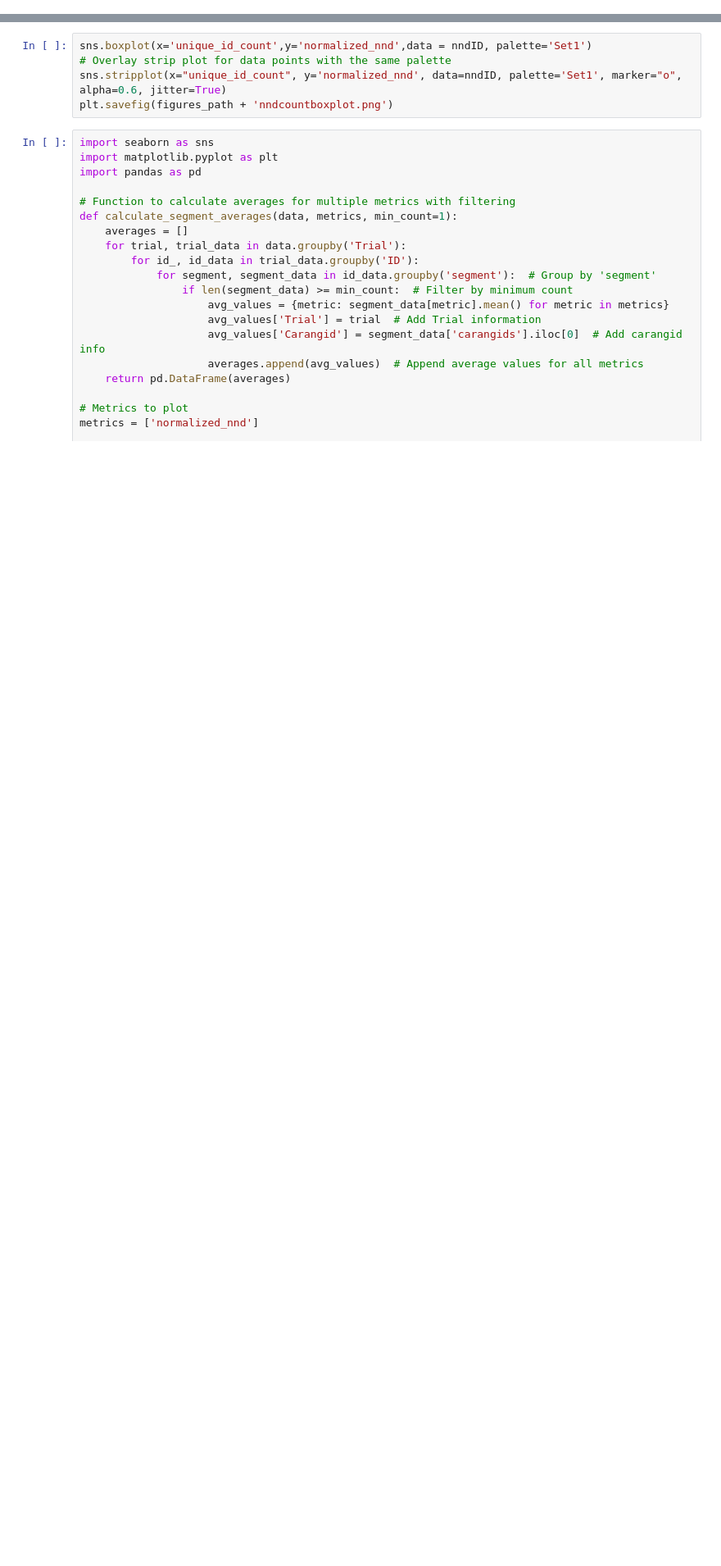
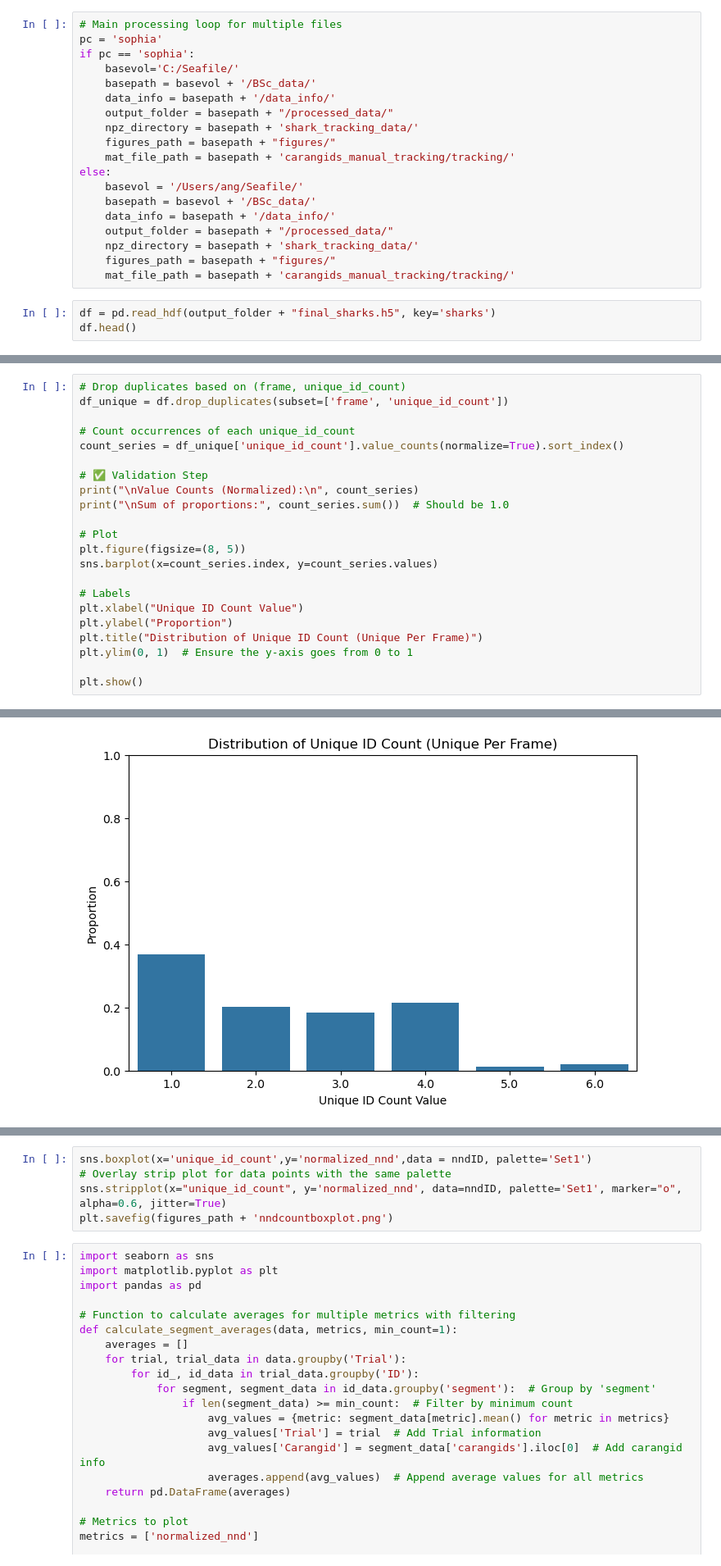
Before and after one commit to albiangela/BSc_code, a Jupyter notebook: sophias_notebooks/Figures.ipynb, the cells around one changed output, grey strips where cells are left out. Shown at 82% size. Drawn from its saved outputs; the diff is of its cells as text; blank space fills up the shorter version.

Commit message:
More Plot changes

```diff
--- a/sophias_notebooks/Figures.ipynb
+++ b/sophias_notebooks/Figures.ipynb
@@ -0,0 +22,22 @@
+# %%
+# Main processing loop for multiple files
+pc = 'sophia'
+if pc == 'sophia':
+    basevol='C:/Seafile/'
+    basepath = basevol + '/BSc_data/'
+    data_info = basepath + '/data_info/'
+    output_folder = basepath + "/processed_data/"
+    npz_directory = basepath + 'shark_tracking_data/'
+    figures_path = basepath + "figures/"
+    mat_file_path = basepath + 'carangids_manual_tracking/tracking/'
+else:
+    basevol = '/Users/ang/Seafile/'
+    basepath = basevol + '/BSc_data/'
+    data_info = basepath + '/data_info/'
+    output_folder = basepath + "/processed_data/"
+    npz_directory = basepath + 'shark_tracking_data/'
+    figures_path = basepath + "figures/"
+    mat_file_path = basepath + 'carangids_manual_tracking/tracking/'
+# %%
+df = pd.read_hdf(output_folder + "final_sharks.h5", key='sharks')
+df.head()
@@ -0,0 +54,23 @@
+# %%
+# Drop duplicates based on (frame, unique_id_count)
+df_unique = df.drop_duplicates(subset=['frame', 'unique_id_count'])
+
+# Count occurrences of each unique_id_count
+count_series = df_unique['unique_id_count'].value_counts(normalize=True).sort_index()
+
+# ✅ Validation Step
+print("\nValue Counts (Normalized):\n", count_series)
+print("\nSum of proportions:", count_series.sum())  # Should be 1.0
+
+# Plot
+plt.figure(figsize=(8, 5))
+sns.barplot(x=count_series.index, y=count_series.values)
+
+# Labels
+plt.xlabel("Unique ID Count Value")
+plt.ylabel("Proportion")
+plt.title("Distribution of Unique ID Count (Unique Per Frame)")
+plt.ylim(0, 1)  # Ensure the y-axis goes from 0 to 1
+
+plt.show()
+# %% [output]
@@ -0,0 +88 @@
+[figure, added]
```
Also changed, not shown: parts of 22 cells of this notebook, 1 other file.
